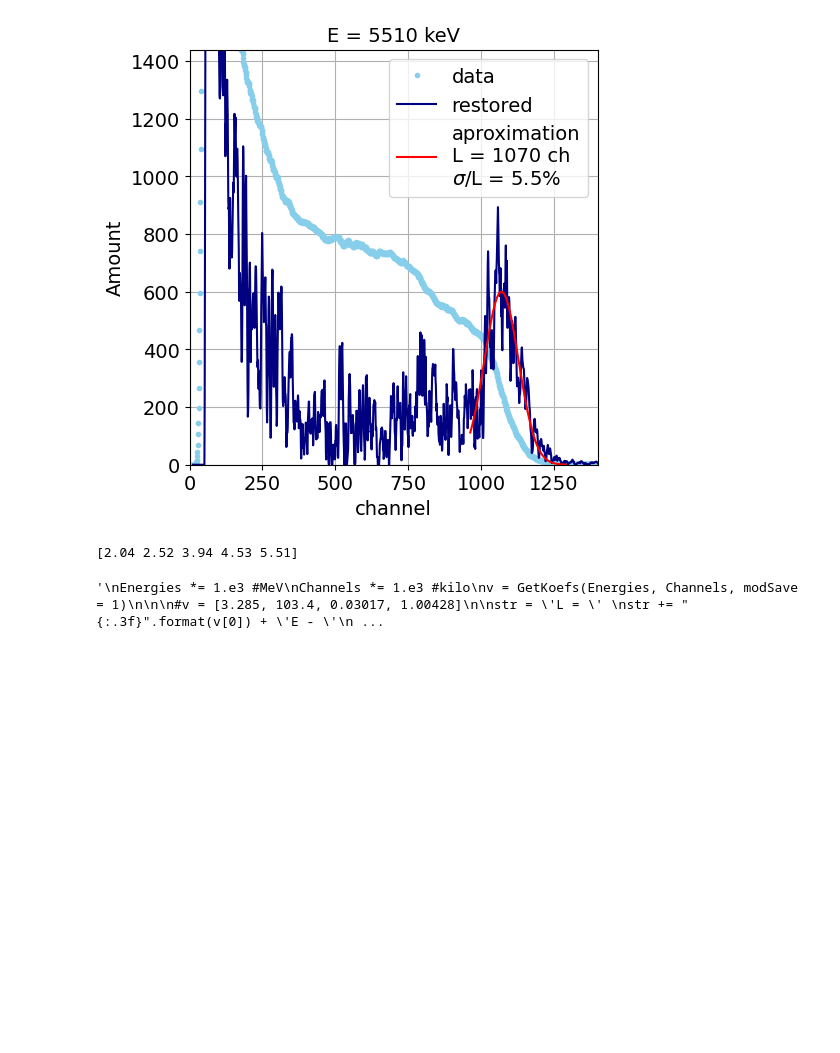
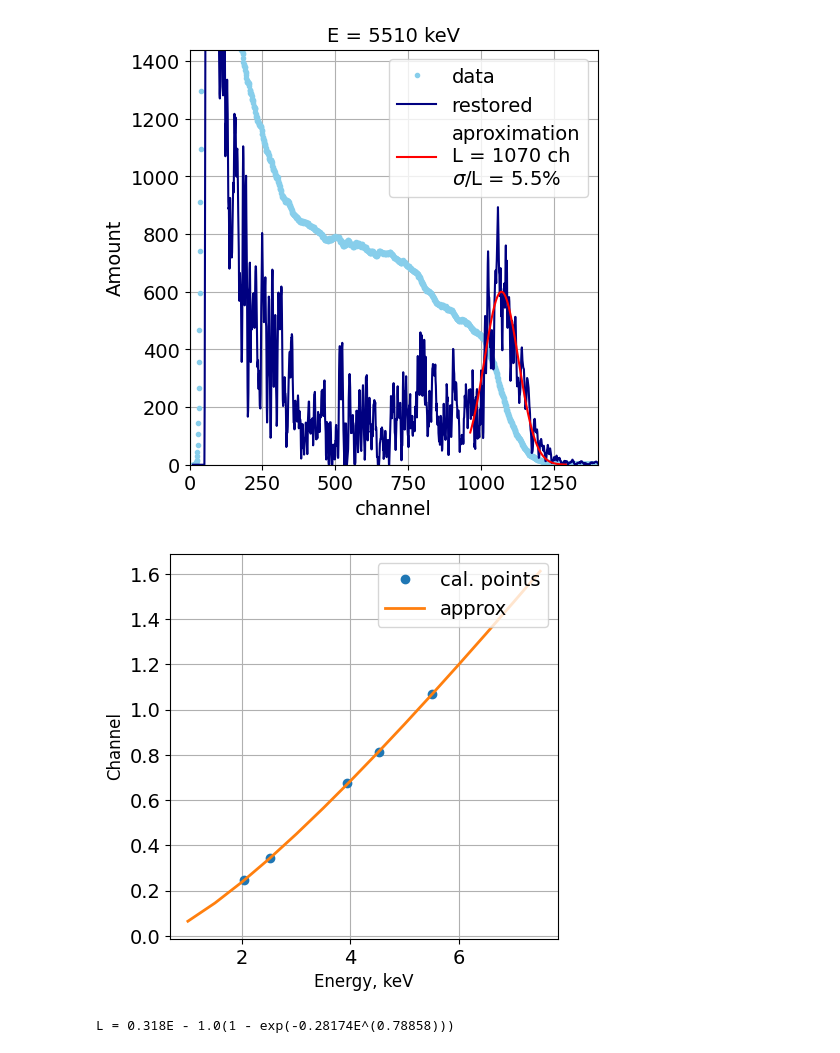
Before and after one commit to TimS2001/EastData, a Jupyter notebook: Calibration_BC501A.ipynb, the cells around one changed output. Drawn from its saved outputs; the diff is of its cells as text; code cells hidden in the pictures; blank space fills up the shorter version.

```diff
--- a/Calibration.ipynb
+++ b/Calibration_BC501A.ipynb
@@ -38,7 +40,7 @@ Energy = 2520
 Hist = GetData(Energy)
 
 #plotWithout(Hist, np.str_(Energy))
-Channel = plotAndFind(Hist, np.str_(Energy), [300, 450], [0, 2.5e3], [0, 450], modSave = 1, koef = 8)
+Channel = plotAndFind(Hist, np.str_(Energy), [300, 450], [0, 2.5e3], [0, 450], modSave = 1, koef = 8, Detector = Detector)
 
 Energies.append(Energy)
 Channels.append(Channel)
@@ -51,7 +53,7 @@ Energy = 3940
 Hist = GetData(Energy)
 
 #plotWithout(Hist, np.str_(Energy))
-Channel = plotAndFind(Hist, np.str_(Energy), [600, 880], [0, 3e3], [0, 8.5e2], modSave = 1, koef = 16)
+Channel = plotAndFind(Hist, np.str_(Energy), [600, 880], [0, 3e3], [0, 8.5e2], modSave = 1, koef = 16, Detector = Detector)
 
 Energies.append(Energy)
 Channels.append(Channel)
@@ -64,7 +66,7 @@ Energy = 4530
 Hist = GetData(Energy)
 
 #plotWithout(Hist, np.str_(Energy))
-Channel = plotAndFind(Hist, np.str_(Energy), [720, 1000], [0, 5e3], [0, 10.5e2], modSave = 1, koef = 16)
+Channel = plotAndFind(Hist, np.str_(Energy), [720, 1000], [0, 5e3], [0, 10.5e2], modSave = 1, koef = 16, Detector = Detector)
 
 Energies.append(Energy)
 Channels.append(Channel)
@@ -77,7 +79,7 @@ Energy = 5510
 Hist = GetData(Energy)
 
 #plotWithout(Hist, np.str_(Energy))
-Channel = plotAndFind(Hist, np.str_(Energy), [960, 1300], [0, 1.2e3], [0, 14e2], modSave = 1, koef = 16)
+Channel = plotAndFind(Hist, np.str_(Energy), [960, 1300], [0, 1.2e3], [0, 14e2], modSave = 1, koef = 16, Detector = Detector)
 
 Energies.append(Energy)
 Channels.append(Channel)
@@ -86,25 +88,25 @@ Channels.append(Channel)
 # %%
 #light func
 Energies = (np.array(Energies))
 Channels = (np.array(Channels))
 
 
 
 
 Energies = Energies / 1.e3 #MeV
 Channels = Channels / 1.e3 #kilo
-v = GetKoefs(Energies, Channels, modSave = 1)
+v = GetKoefs(Energies, Channels, modSave = 1, Detector = Detector)
 
 
 #v = [3.285, 103.4, 0.03017, 1.00428]
 
 str = 'L = '
 str += "{:.3f}".format(v[0]) + 'E - '
 str += "{:.1f}".format(v[1]) + '(1 - exp(-'
 str += "{:.5f}".format(v[2]) + 'E^('
 str += "{:.5f}".format(v[3]) + ')))'
 
 print(str)
 # %% [output]
+[figure, added]
-[2.04 2.52 3.94 4.53 5.51]
+L = 0.318E - 1.0(1 - exp(-0.28174E^(0.78858)))
-'\nEnergies *= 1.e3 #MeV\nChannels *= 1.e3 #kilo\nv = GetKoefs(Energies, Channels, modSave = 1)\n\n\n#v = [3.285, 103.4, 0.03017, 1.00428]\n\nstr = \'L = \' \nstr += "{:.3f}".format(v[0]) + \'E - \'\n ...
```
Also changed, not shown: parts of 2 cells of this notebook, 18 other files.
